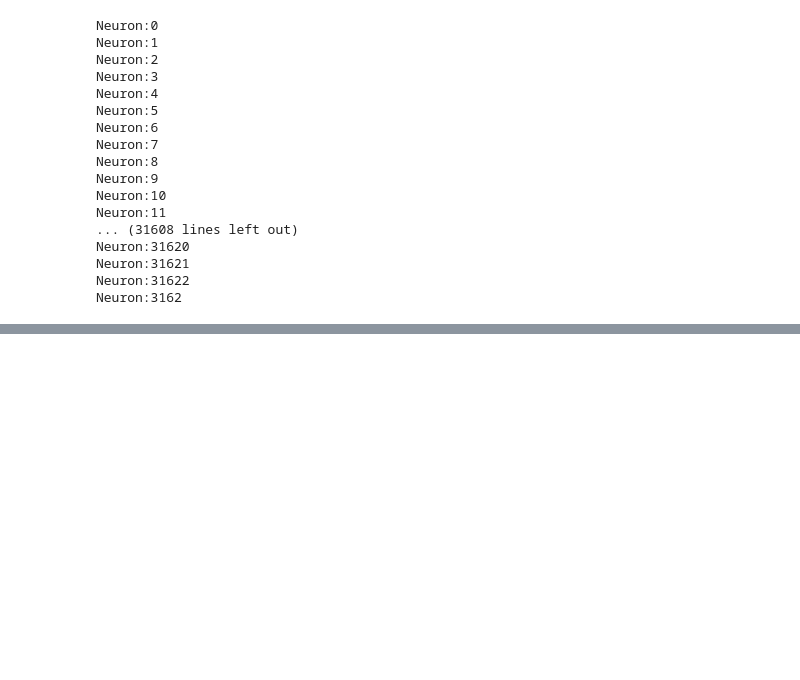
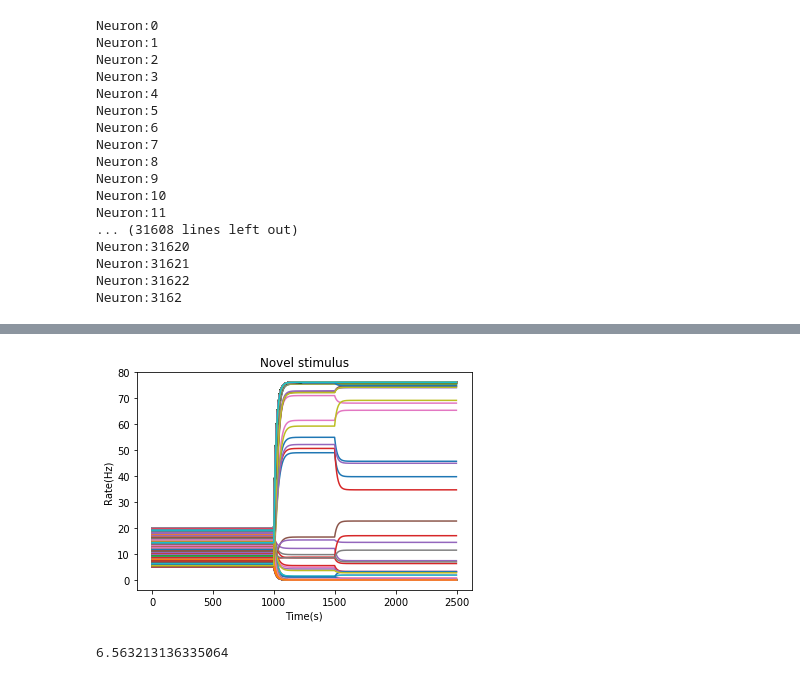
Before and after one commit to xmxhuihui/Final-Project, a Jupyter notebook: Attractor Network Model.ipynb, the cells around one changed output, grey strips where cells are left out. Saved outputs shown, nothing was run; the diff lists cells and outputs as text; code cells hidden in the pictures; blank space fills up the shorter version.

```diff
--- a/Attractor Network Model.ipynb
+++ b/Attractor Network Model.ipynb
@@ -230,3 +250,19 @@ plt.figure()
 for i in range(14):
     plt.plot(range(t_max),r[i])
 plt.savefig('Figures/familiar_stimulus.png')
+# %%
+plt.figure()
+plt.title('Novel stimulus')
+plt.xlabel('Time(s)')
+plt.ylabel('Rate(Hz)')
+for i in range(5000):
+    plt.plot(range(t_max),r[i])
+plt.savefig('novel_stimulus2')
+# %% [output]
+[figure, added]
+# %%
+i=1
+t=1
+print(np.dot(J[i],r[:,t-1])-J[i,i]*r[i,t-1])
+# %% [output]
+6.563213136335064
```
Also changed, not shown: parts of 4 cells of this notebook, 2 other files.
